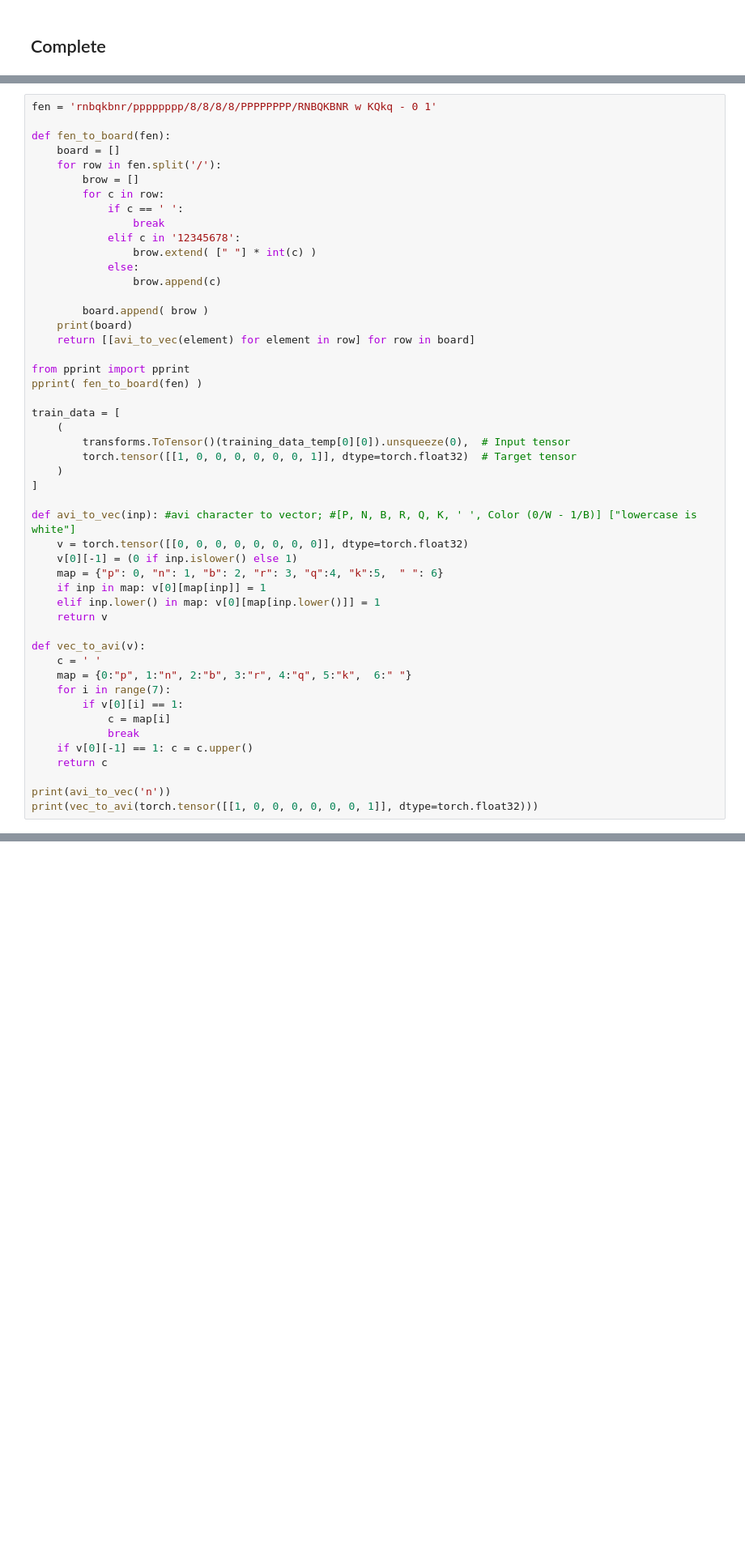
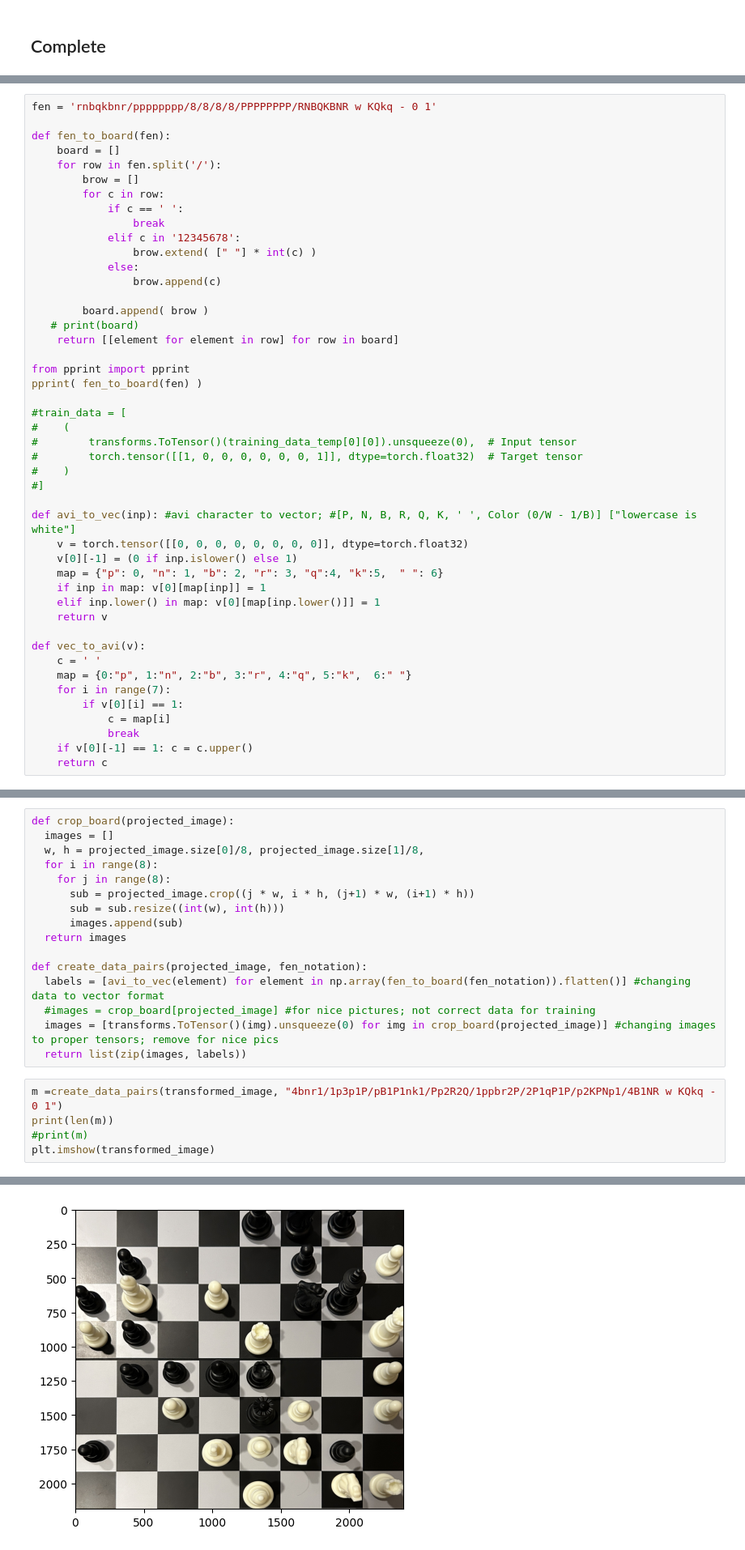
Before and after one commit to avbalsam/ChessNET, a Jupyter notebook: app.ipynb, the cells around one changed output, grey strips where cells are left out. Shown at 81% size. Drawn from its saved outputs; the diff is of its cells as text; blank space fills up the shorter version.

Commit message:
training

```diff
--- a/app.ipynb
+++ b/app.ipynb
@@ -479,18 +456,18 @@ def fen_to_board(fen):
                 brow.append(c)
 
         board.append( brow )
-    print(board)
-    return [[avi_to_vec(element) for element in row] for row in board]
+   # print(board)
+    return [[element for element in row] for row in board]
 
 from pprint import pprint
 pprint( fen_to_board(fen) )
 
-train_data = [
-    (
-        transforms.ToTensor()(training_data_temp[0][0]).unsqueeze(0),  # Input tensor
-        torch.tensor([[1, 0, 0, 0, 0, 0, 0, 1]], dtype=torch.float32)  # Target tensor
-    )
-]
+#train_data = [
+#    (
+#        transforms.ToTensor()(training_data_temp[0][0]).unsqueeze(0),  # Input tensor
+#        torch.tensor([[1, 0, 0, 0, 0, 0, 0, 1]], dtype=torch.float32)  # Target tensor
+#    )
+#]
 
 def avi_to_vec(inp): #avi character to vector; #[P, N, B, R, Q, K, ' ', Color (0/W - 1/B)] ["lowercase is white"]
     v = torch.tensor([[0, 0, 0, 0, 0, 0, 0, 0]], dtype=torch.float32)
@@ -509,7 +486,4 @@ def vec_to_avi(v):
             break
     if v[0][-1] == 1: c = c.upper()
     return c
-
-print(avi_to_vec('n'))
-print(vec_to_avi(torch.tensor([[1, 0, 0, 0, 0, 0, 0, 1]], dtype=torch.float32)))
 # %% [output]
@@ -532,0 +498,22 @@ P
+# %%
+def crop_board(projected_image):
+  images = []
+  w, h = projected_image.size[0]/8, projected_image.size[1]/8,
+  for i in range(8):
+    for j in range(8):
+      sub = projected_image.crop((j * w, i * h, (j+1) * w, (i+1) * h))
+      sub = sub.resize((int(w), int(h)))
+      images.append(sub)
+  return images
+
+def create_data_pairs(projected_image, fen_notation):
+  labels = [avi_to_vec(element) for element in np.array(fen_to_board(fen_notation)).flatten()] #changing data to vector format
+  #images = crop_board[projected_image] #for nice pictures; not correct data for training
+  images = [transforms.ToTensor()(img).unsqueeze(0) for img in crop_board(projected_image)] #changing images to proper tensors; remove for nice pics
+  return list(zip(images, labels))
+# %%
+m =create_data_pairs(transformed_image, "4bnr1/1p3p1P/pB1P1nk1/Pp2R2Q/1ppbr2P/2P1qP1P/p2KPNp1/4B1NR w KQkq - 0 1")
+print(len(m))
+#print(m)
+plt.imshow(transformed_image)
+# %% [output]
@@ -532,0 +522 @@ P
+[figure, added]
```
Also changed, not shown: parts of 5 cells of this notebook, 2 other files.
